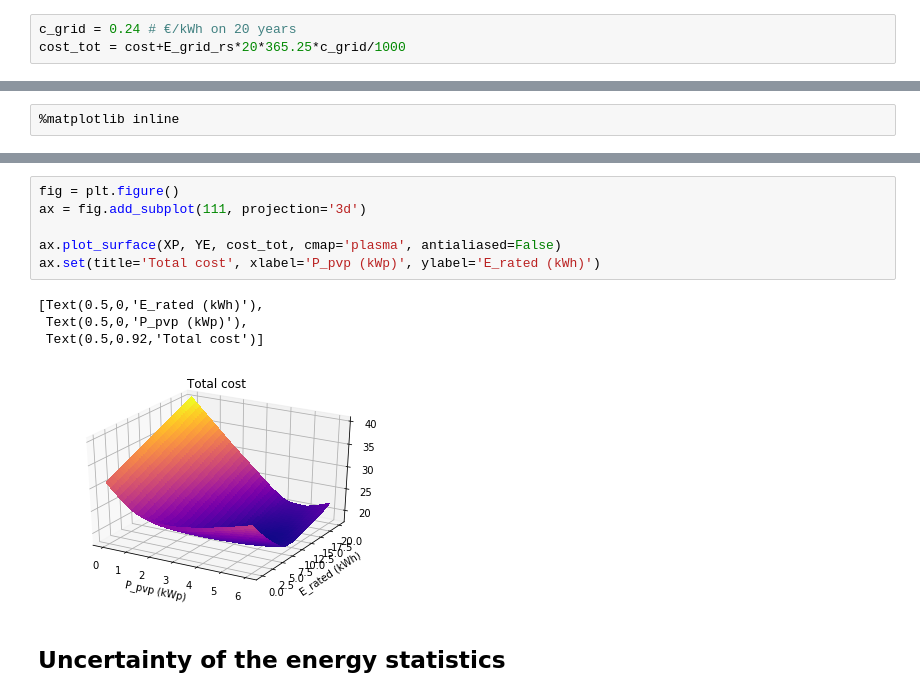
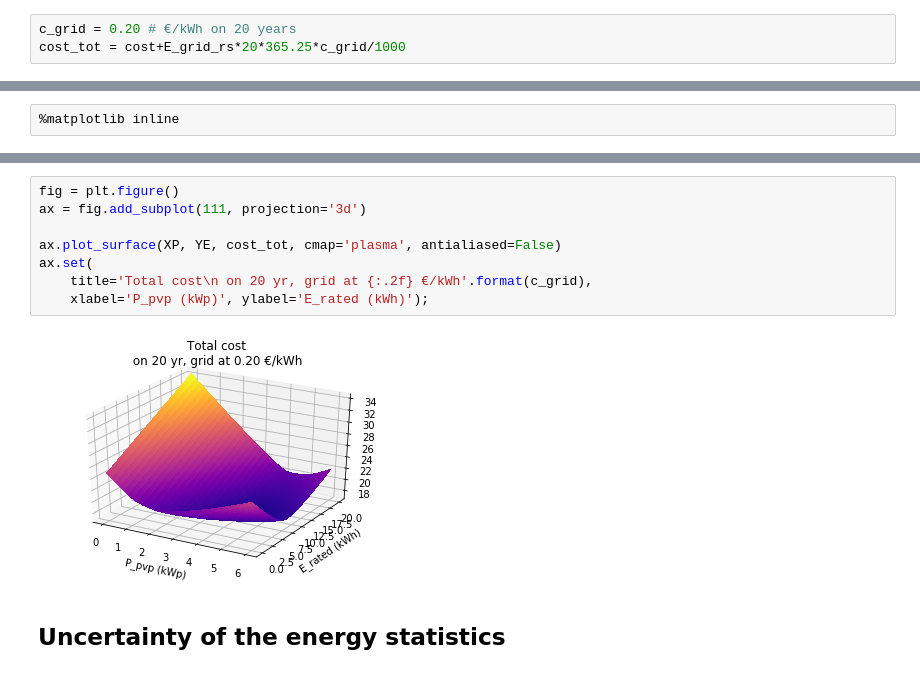
Before and after one commit to pierre-haessig/solarhome-control-bench, a Jupyter notebook: comparison/Benchmark_Sensitivity.ipynb, the cells around one changed output, grey strips where cells are left out. Cells and saved outputs as stored; diff of their text form.

Commit message:
fine tune the sizing plots. test uncertainty at 4 kW/8kWh

```diff
--- a/comparison/Benchmark_Sensitivity.ipynb
+++ b/comparison/Benchmark_Sensitivity.ipynb
@@ -304,7 +309,7 @@ fig.tight_layout();
 
 hyp: E_grid priced at 0.2 €/kWh on 20 years
 # %%
-c_grid = 0.24 # €/kWh on 20 years
+c_grid = 0.20 # €/kWh on 20 years
 cost_tot = cost+E_grid_rs*20*365.25*c_grid/1000
 # %%
 def total_cost_map(c_grid, save=False):
@@ -359,14 +360,13 @@ ax.set(title='E grid', xlabel='P_pvp (kWp)', ylabel='E_rated (kWh)')
 # %%
 fig = plt.figure()
 ax = fig.add_subplot(111, projection='3d')
 
 ax.plot_surface(XP, YE, cost_tot, cmap='plasma', antialiased=False)
-ax.set(title='Total cost', xlabel='P_pvp (kWp)', ylabel='E_rated (kWh)')
+ax.set(
+    title='Total cost\n on 20 yr, grid at {:.2f} €/kWh'.format(c_grid),
+    xlabel='P_pvp (kWp)', ylabel='E_rated (kWh)');
 # %% [output]
-[Text(0.5,0,'E_rated (kWh)'),
- Text(0.5,0,'P_pvp (kWp)'),
- Text(0.5,0.92,'Total cost')]
-[figure, old version]
+[figure, new version]
 # %% [markdown]
 ## Uncertainty of the energy statistics
 # %% [markdown]
```
Also changed, not shown: parts of 34 cells of this notebook, 21 other files.
